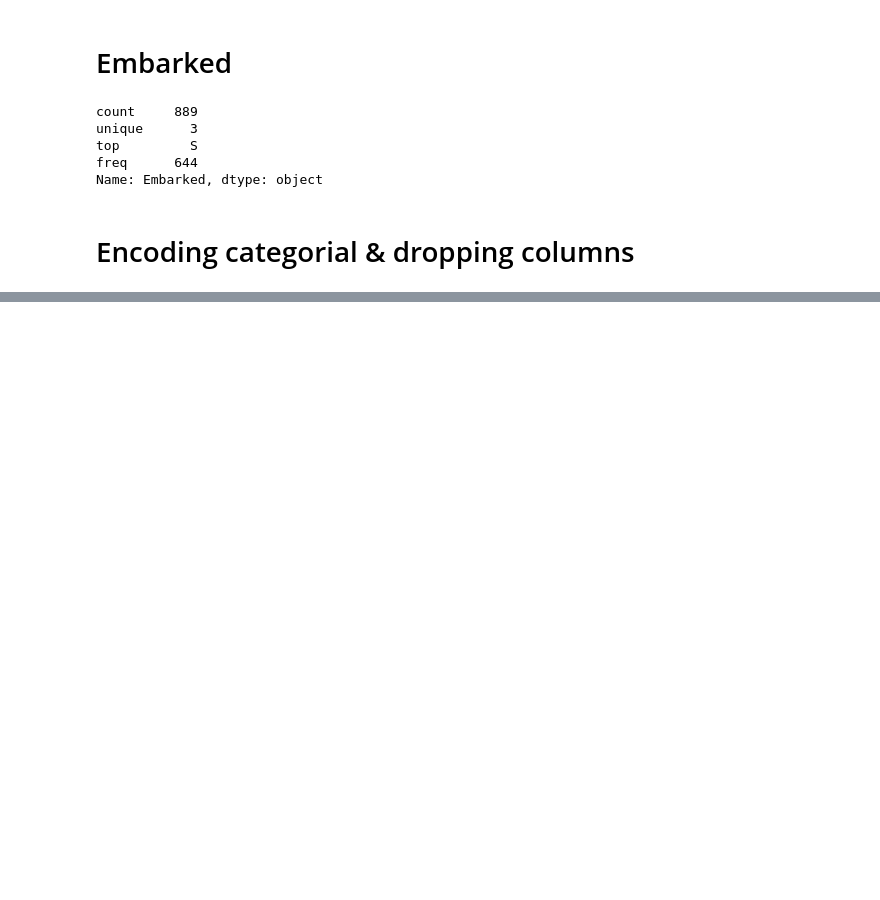
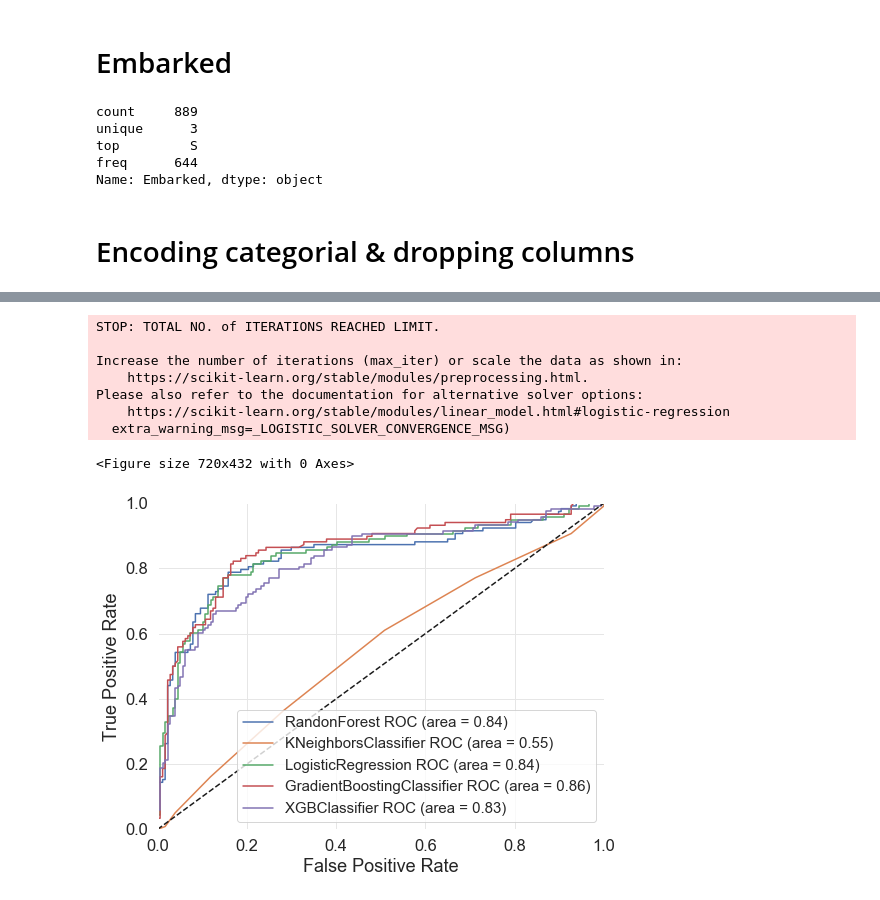
Before and after one commit to subZiro/kagle-titanic-survival-predict-python-ML, a Jupyter notebook: code/titanic_ML_kagle_smoketofe.ipynb, the cells around one changed output, grey strips where cells are left out. Drawn from its saved outputs; the diff is of its cells as text; code cells hidden in the pictures; blank space fills up the shorter version.

```diff
--- a/code/titanic_ML_kagle_smoketofe.ipynb
+++ b/code/titanic_ML_kagle_smoketofe.ipynb
@@ -366,0 +377,2 @@ https://github.com/sumitmukhija/Titanic/blob/master/Tip%20of%20the%20Iceberg.ipy
+# %%
+col = list(train_data.columns)
@@ -366,0 +441,18 @@ https://github.com/sumitmukhija/Titanic/blob/master/Tip%20of%20the%20Iceberg.ipy
+# %%
+# Модель  GradientBoostingClassifier
+model_gbt = GradientBoostingClassifier(learning_rate=0.1,
+                                       max_features=17,
+                                       min_samples_leaf=6,
+                                       min_samples_split=2,
+                                       n_estimators=200,
+                                       random_state=random_state)
+# %%
+# Модель  XGBClassifier
+model_xgbc = xgb.XGBClassifier(max_depth=10,
+                               min_child_weight=1,
+                               n_estimators=400,
+                               n_jobs=-1,
+                               verbose=1,
+                               learning_rate=0.15,
+                               seed=42,
+                               random_state=random_state)
@@ -366,0 +497,57 @@ https://github.com/sumitmukhija/Titanic/blob/master/Tip%20of%20the%20Iceberg.ipy
+# %%
+# прорисовка граффиков roc_auc, по моделям
+pl.clf()
+plt.figure(figsize=(8,6))
+
+
+#RandomForestClassifier
+probas = model_rfc.fit(X_train, y_train).predict_proba(X_test)
+fpr, tpr, thresholds = roc_curve(y_test, probas[:, 1])
+roc_auc  = auc(fpr, tpr)
+pl.plot(fpr, tpr, label='%s ROC (area = %0.2f)' % ('RandonForest',roc_auc))
+
+#KNeighborsClassifier
+probas = model_knc.fit(X_train, y_train).predict_proba(X_test)
+fpr, tpr, thresholds = roc_curve(y_test, probas[:, 1])
+roc_auc  = auc(fpr, tpr)
+pl.plot(fpr, tpr, label='%s ROC (area = %0.2f)' % ('KNeighborsClassifier',roc_auc))
+
+#LogisticRegression
+probas = model_lr.fit(X_train, y_train).predict_proba(X_test)
+fpr, tpr, thresholds = roc_curve(y_test, probas[:, 1])
+roc_auc  = auc(fpr, tpr)
+pl.plot(fpr, tpr, label='%s ROC (area = %0.2f)' % ('LogisticRegression',roc_auc))
+
+#GradientBoostingClassifier
+probas = model_gbt.fit(X_train, y_train).predict_proba(X_test)
+fpr, tpr, thresholds = roc_curve(y_test, probas[:, 1])
+roc_auc  = auc(fpr, tpr)
+pl.plot(fpr, tpr, label='%s ROC (area = %0.2f)' % ('GradientBoostingClassifier',roc_auc))
+
+# Модель  XGBClassifier
+probas = model_xgbc.fit(X_train, y_train).predict_proba(X_test)
+fpr, tpr, thresholds = roc_curve(y_test, probas[:, 1])
+roc_auc  = auc(fpr, tpr)
+pl.plot(fpr, tpr, label='%s ROC (area = %0.2f)' % ('XGBClassifier',roc_auc))
+
+
+
+pl.plot([0, 1], [0, 1], 'k--')
+pl.xlim([0.0, 1.0])
+pl.ylim([0.0, 1.0])
+
+pl.xlabel('False Positive Rate')
+pl.ylabel('True Positive Rate')
+pl.legend(loc=0, fontsize='small')
+
+pl.show()
+# %% [output]
+STOP: TOTAL NO. of ITERATIONS REACHED LIMIT.
+
+Increase the number of iterations (max_iter) or scale the data as shown in:
+    https://scikit-learn.org/stable/modules/preprocessing.html.
+Please also refer to the documentation for alternative solver options:
+    https://scikit-learn.org/stable/modules/linear_model.html#logistic-regression
+  extra_warning_msg=_LOGISTIC_SOLVER_CONVERGENCE_MSG)
+<Figure size 720x432 with 0 Axes>
+[figure, added]
```
Also changed, not shown: parts of 64 cells of this notebook.
